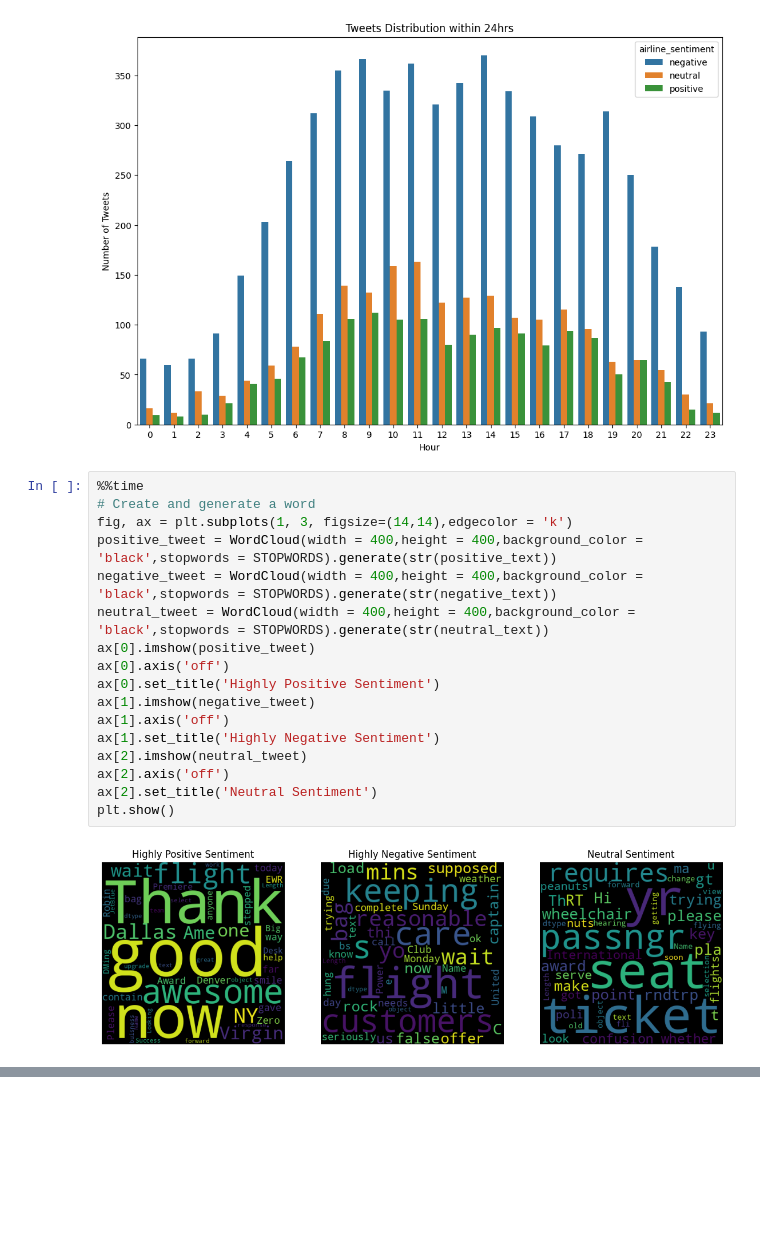
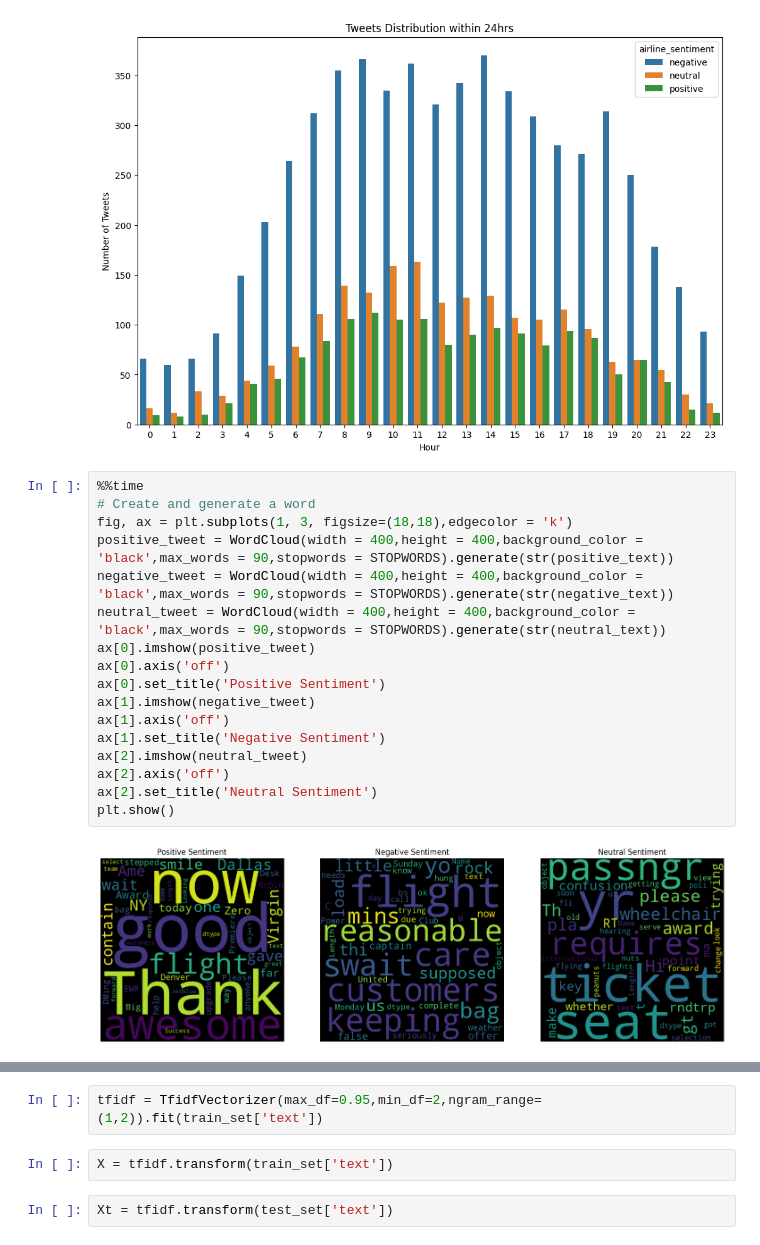
Before and after one commit to elyte5star/NLP, a Jupyter notebook: DAT305.ipynb, the cells around one changed output, grey strips where cells are left out. Drawn from its saved outputs; the diff is of its cells as text; blank space fills up the shorter version.

```diff
--- a/DAT305.ipynb
+++ b/DAT305.ipynb
@@ -424,19 +480,19 @@ del ax,fig,axes
 # %%
 %%time
 # Create and generate a word
-fig, ax = plt.subplots(1, 3, figsize=(14,14),edgecolor = 'k')
-positive_tweet = WordCloud(width = 400,height = 400,background_color = 'black',stopwords = STOPWORDS).generate(str(positive_text))
-negative_tweet = WordCloud(width = 400,height = 400,background_color = 'black',stopwords = STOPWORDS).generate(str(negative_text))
-neutral_tweet = WordCloud(width = 400,height = 400,background_color = 'black',stopwords = STOPWORDS).generate(str(neutral_text))
+fig, ax = plt.subplots(1, 3, figsize=(18,18),edgecolor = 'k')
+positive_tweet = WordCloud(width = 400,height = 400,background_color = 'black',max_words = 90,stopwords = STOPWORDS).generate(str(positive_text))
+negative_tweet = WordCloud(width = 400,height = 400,background_color = 'black',max_words = 90,stopwords = STOPWORDS).generate(str(negative_text))
+neutral_tweet = WordCloud(width = 400,height = 400,background_color = 'black',max_words = 90,stopwords = STOPWORDS).generate(str(neutral_text))
 ax[0].imshow(positive_tweet)
 ax[0].axis('off')
-ax[0].set_title('Highly Positive Sentiment')
+ax[0].set_title('Positive Sentiment')
 ax[1].imshow(negative_tweet)
 ax[1].axis('off')
-ax[1].set_title('Highly Negative Sentiment')
+ax[1].set_title('Negative Sentiment')
 ax[2].imshow(neutral_tweet)
 ax[2].axis('off')
 ax[2].set_title('Neutral Sentiment')
 plt.show()
 # %% [output]
-[figure, old version]
+[figure, new version]
@@ -444,0 +499,6 @@ Wall time: 1.34 s
+# %%
+tfidf = TfidfVectorizer(max_df=0.95,min_df=2,ngram_range=(1,2)).fit(train_set['text'])
+# %%
+X = tfidf.transform(train_set['text'])
+# %%
+Xt = tfidf.transform(test_set['text'])
```
Also changed, not shown: parts of 18 cells of this notebook.
